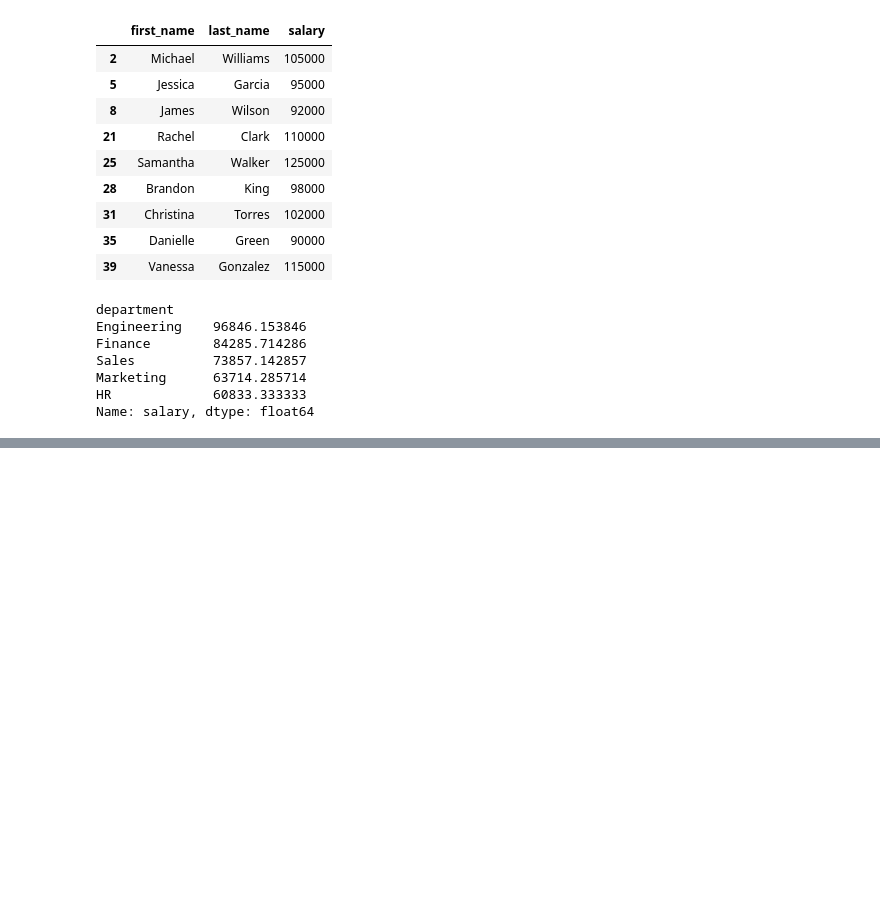
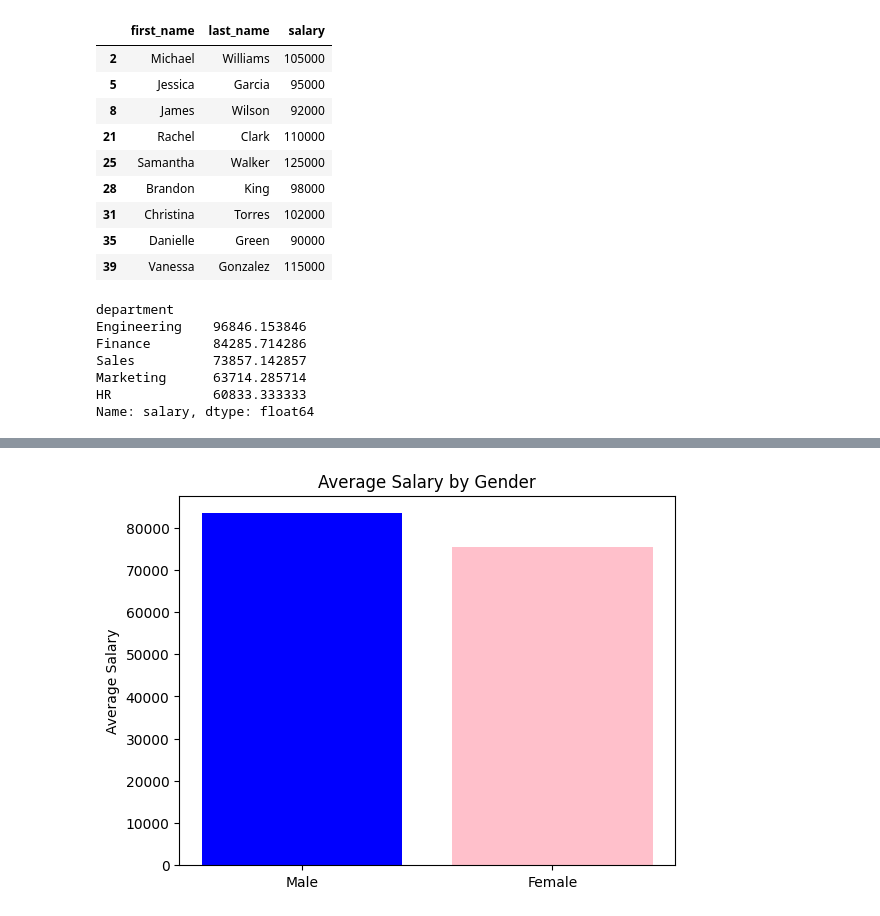
Before and after one commit to francisganapin/Practice_DataScience, a Jupyter notebook: day45/employee.ipynb, the cells around one changed output, grey strips where cells are left out. Saved outputs shown, nothing was run; the diff lists cells and outputs as text; code cells hidden in the pictures; blank space fills up the shorter version.

```diff
--- a/day45/employee.ipynb
+++ b/day45/employee.ipynb
@@ -257,0 +281,18 @@ employee_remote_5_performance_5_years[['first_name','last_name','years_experienc
+# %%
+import matplotlib.pyplot as plt
+
+# Average salaries
+average_salary_men = df[df['gender'] == 'Male']['salary'].mean()
+average_salary_women = df[df['gender'] == 'Female']['salary'].mean()
+
+# Prepare data
+genders = ['Male', 'Female']
+avg_salaries = [average_salary_men, average_salary_women]
+
+# Plot
+plt.bar(genders, avg_salaries, color=['blue', 'pink'])
+plt.ylabel('Average Salary')
+plt.title('Average Salary by Gender')
+plt.show()
+# %% [output]
+[figure, added]
```
Also changed, not shown: parts of 19 cells of this notebook, 14 other files.
